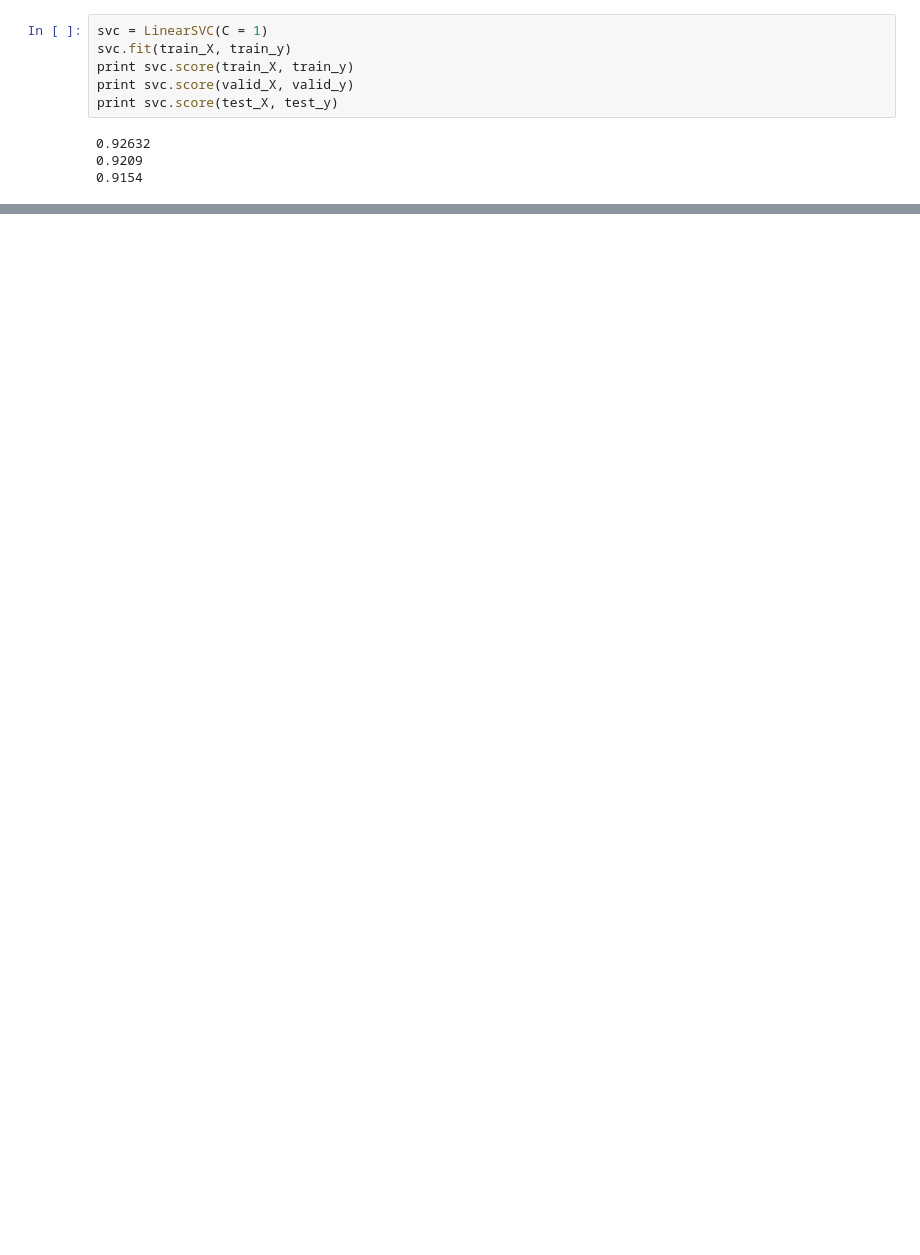
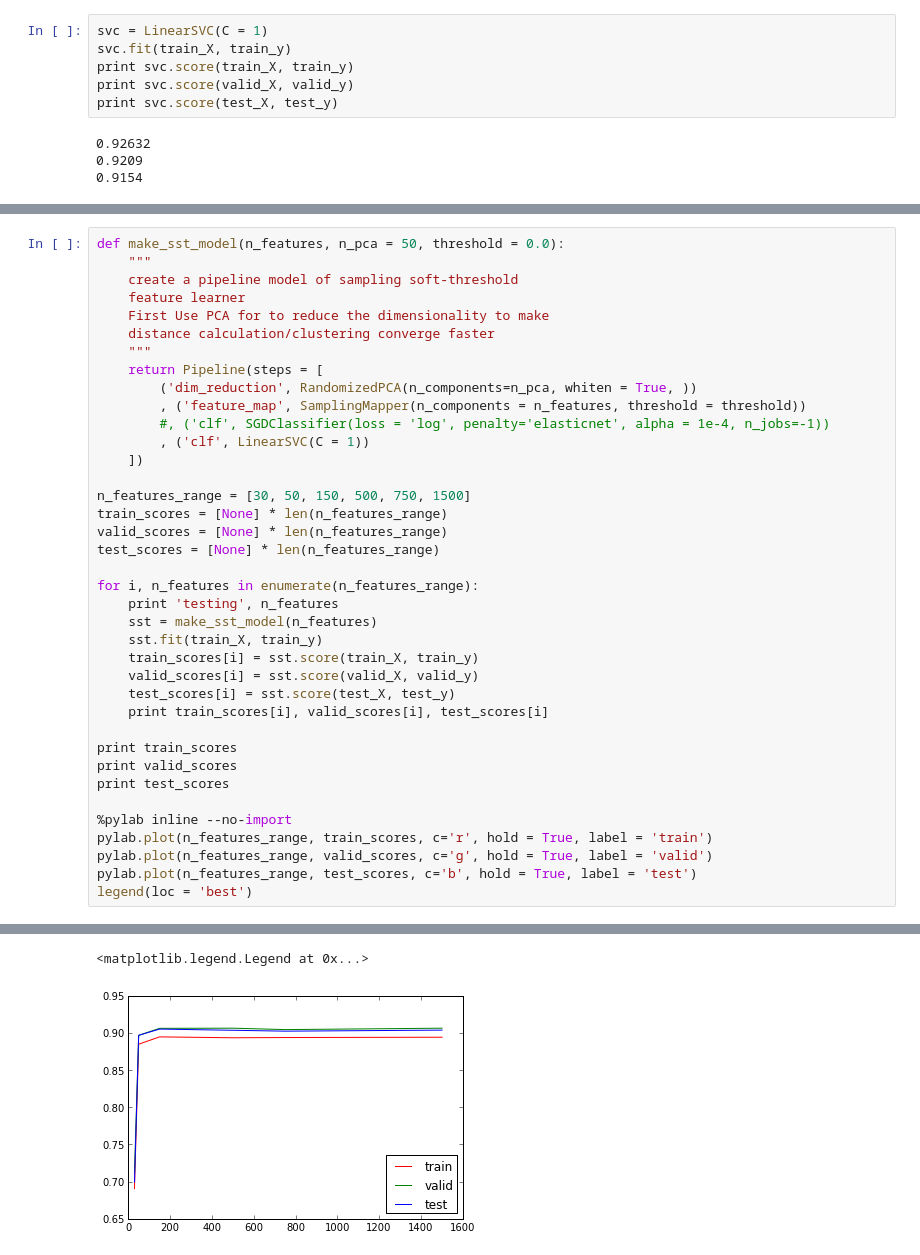
Before and after one commit to dolaameng/tutorials, a Jupyter notebook: ml-practice/Feature Learning - demos of different methods on MNIST.ipynb, the cells around one changed output, grey strips where cells are left out. Saved outputs shown, nothing was run; the diff lists cells and outputs as text; blank space fills up the shorter version.

```diff
--- a/ml-practice/Feature Learning - demos of different methods on MNIST.ipynb
+++ b/ml-practice/Feature Learning - demos of different methods on MNIST.ipynb
@@ -334,0 +410,39 @@ print svc.score(test_X, test_y)
+# %%
+def make_sst_model(n_features, n_pca = 50, threshold = 0.0):
+    """
+    create a pipeline model of sampling soft-threshold
+    feature learner
+    First Use PCA for to reduce the dimensionality to make
+    distance calculation/clustering converge faster
+    """
+    return Pipeline(steps = [
+        ('dim_reduction', RandomizedPCA(n_components=n_pca, whiten = True, ))
+        , ('feature_map', SamplingMapper(n_components = n_features, threshold = threshold))
+        #, ('clf', SGDClassifier(loss = 'log', penalty='elasticnet', alpha = 1e-4, n_jobs=-1))
+        , ('clf', LinearSVC(C = 1))
+    ])
+
+n_features_range = [30, 50, 150, 500, 750, 1500]
+train_scores = [None] * len(n_features_range)
+valid_scores = [None] * len(n_features_range)
+test_scores = [None] * len(n_features_range)
+
+for i, n_features in enumerate(n_features_range):
+    print 'testing', n_features
+    sst = make_sst_model(n_features)
+    sst.fit(train_X, train_y)
+    train_scores[i] = sst.score(train_X, train_y)
+    valid_scores[i] = sst.score(valid_X, valid_y)
+    test_scores[i] = sst.score(test_X, test_y)
+    print train_scores[i], valid_scores[i], test_scores[i]
+
+print train_scores
+print valid_scores
+print test_scores
+
+%pylab inline --no-import
+pylab.plot(n_features_range, train_scores, c='r', hold = True, label = 'train')
+pylab.plot(n_features_range, valid_scores, c='g', hold = True, label = 'valid')
+pylab.plot(n_features_range, test_scores, c='b', hold = True, label = 'test')
+legend(loc = 'best')
+# %% [output]
@@ -334,0 +465,2 @@ print svc.score(test_X, test_y)
+<matplotlib.legend.Legend at 0x...>
+[figure, added]
```
Also changed, not shown: parts of 6 cells of this notebook, 4 other files.
